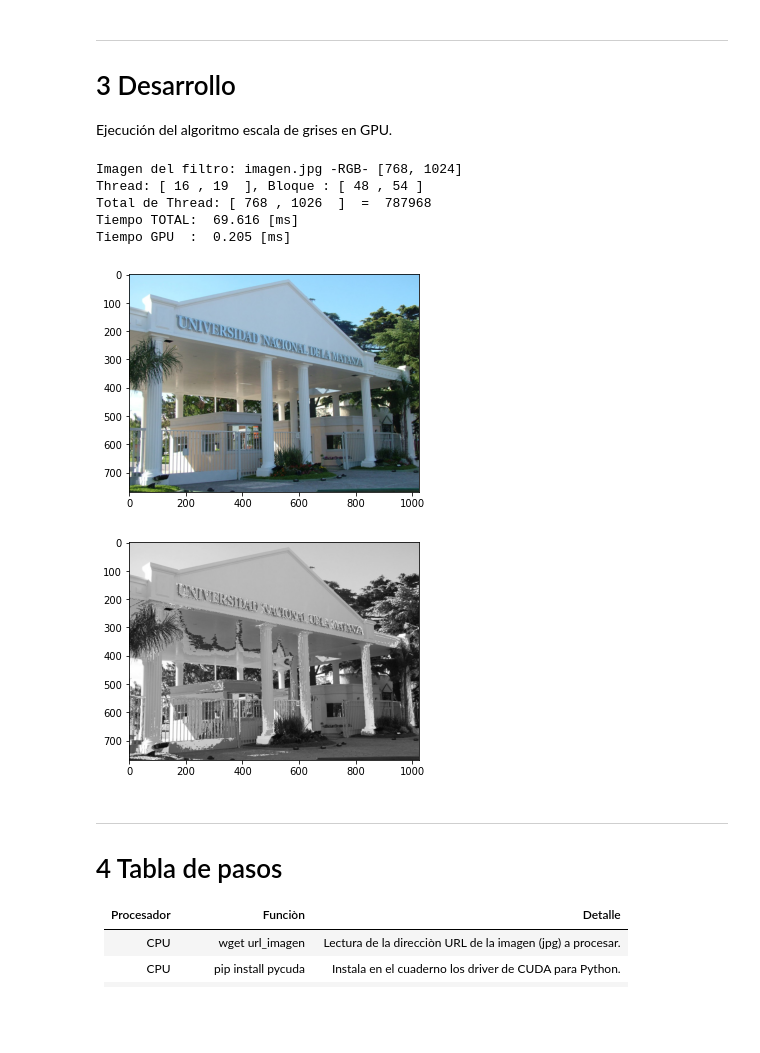
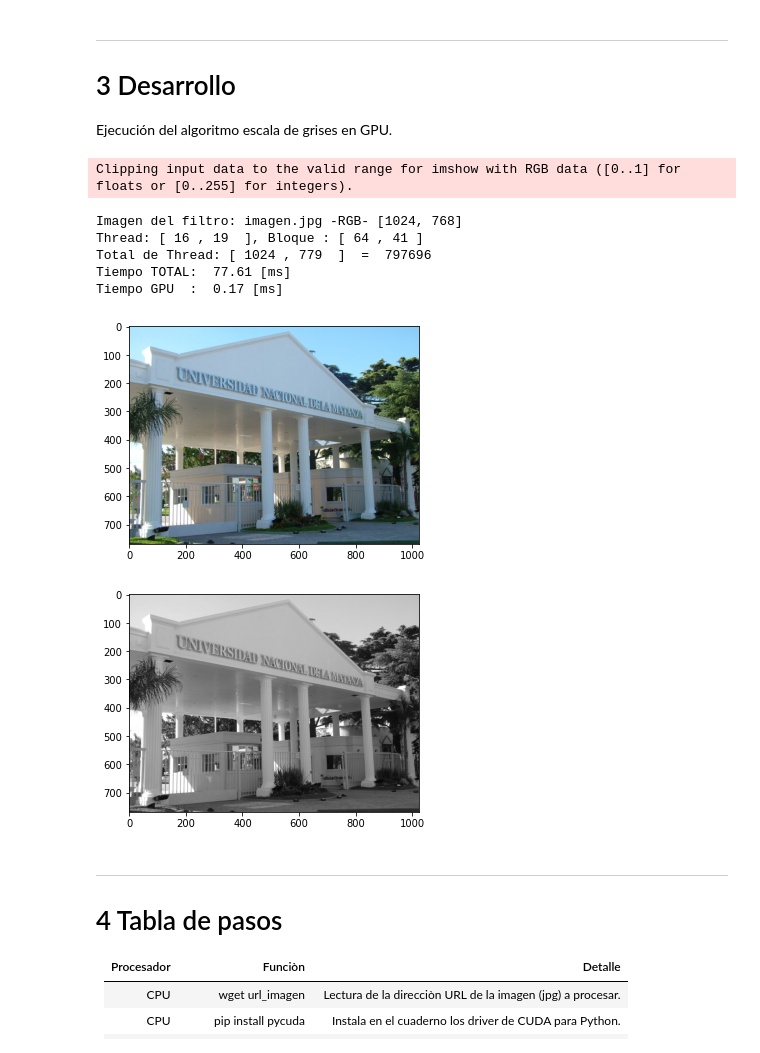
Before and after one commit to wvaliente/SOA_HPC, a Jupyter notebook: Ejercicios/Prueba 2 - Imagen - GPU.ipynb, the cells around one changed output. Saved outputs shown, nothing was run; the diff lists cells and outputs as text; code cells hidden in the pictures; blank space fills up the shorter version.

```diff
--- a/Ejercicios/Prueba 2 - Imagen - GPU.ipynb
+++ b/Ejercicios/Prueba 2 - Imagen - GPU.ipynb
@@ -90,10 +90,11 @@ img_nombre = 'imagen.jpg'
 image = Image.open( img_nombre )
 
 # summarize some details about the image
-img_alto, img_ancho = image.size
+img_ancho, img_alto  = image.size
 
 # Convierto la imagen comprimida en JPEG/PNG a array
 img_O_cpu = numpy.asarray(image)
+img_O_cpu = img_O_cpu.astype( numpy.int32() )
 img_R_cpu = numpy.empty_like( img_O_cpu)
 
 # Reservo los 2 vectores en GPU(3 pixeles usa RGB * (el tamaño del array))
@@ -106,7 +107,7 @@ cuda.memcpy_htod( img_R_gpu, img_R_cpu )
 
 # CPU - Defino la función kernel que ejecutará en GPU.
 module = SourceModule("""
-__global__ void kernel_img( int ancho, int alto, char *img_O, char *img_R )
+__global__ void kernel_img( int ancho, int alto, int *img_O, int *img_R )
 {
   // Calculo las coordenadas del Thread en dos dimensiones.
   int idx = threadIdx.x + blockIdx.x*blockDim.x;
@@ -121,9 +122,9 @@ __global__ void kernel_img( int ancho, int alto, char *img_O, char *img_R )
     fGris +=(float)img_O[((idx+(idy*ancho))*3)+1]*0.599;  // Componente Verde del pixel.
     fGris +=(float)img_O[((idx+(idy*ancho))*3)+2]*0.11;   // Componente Azul del pixel.
     // Escribo el color del pixel.
-    img_R[(idx+(idy*ancho))*3  ] = (char) fGris;
-    img_R[(idx+(idy*ancho))*3+1] = (char) fGris;
-    img_R[(idx+(idy*ancho))*3+2] = (char) fGris;
+    img_R[(idx+(idy*ancho))*3  ] = (int) fGris;
+    img_R[(idx+(idy*ancho))*3+1] = (int) fGris;
+    img_R[(idx+(idy*ancho))*3+2] = (int) fGris;
   }
 }
 """)
@@ -141,39 +142,40 @@ dim_bloque_x = numpy.int( (img_ancho+dim_hilo_x-1) / dim_hilo_x )
 
 dim_hilo_y = 19
 dim_bloque_y = numpy.int( (img_alto+dim_hilo_y-1) / dim_hilo_y )
 
 print( "Thread: [", dim_hilo_x, ",", dim_hilo_y, " ], Bloque : [", dim_bloque_x, ",", dim_bloque_y, "]" )
 print( "Total de Thread: [", dim_hilo_x*dim_bloque_x, ",", dim_hilo_y*dim_bloque_y, " ]", " = ", dim_hilo_x*dim_bloque_x*dim_hilo_y*dim_bloque_y )
 
 tiempo_img = datetime.now()
 
 kernel( numpy.int32(img_ancho), numpy.int32(img_alto), img_O_gpu, img_R_gpu, block=( dim_hilo_x, dim_hilo_y, 1 ), grid=(dim_bloque_x, dim_bloque_y,1) )
 
 tiempo_img = datetime.now() - tiempo_img
 
 # GPU - Copio el resultado desde la memoria GPU.
 cuda.memcpy_dtoh( img_R_cpu, img_R_gpu )
 
 # Muestro la imagen Original el filtro.
 plt.figure()
 imgplot=plt.imshow( img_O_cpu )
 
 # Muestro la imagen luego de aplicarle el filtro.
 plt.figure()
 imgplot=plt.imshow( img_R_cpu )
 
 tiempo_total = datetime.now() - tiempo_total
 
 print("Tiempo TOTAL: ", tiempo_en_ms( tiempo_total ), "[ms]" )
 print("Tiempo GPU  : ", tiempo_en_ms( tiempo_img ), "[ms]" )
 # %% [output]
-Imagen del filtro: imagen.jpg -RGB- [768, 1024]
-Thread: [ 16 , 19  ], Bloque : [ 48 , 54 ]
-Total de Thread: [ 768 , 1026  ]  =  787968
-Tiempo TOTAL:  69.616 [ms]
-Tiempo GPU  :  0.205 [ms]
+Clipping input data to the valid range for imshow with RGB data ([0..1] for floats or [0..255] for integers).
+Imagen del filtro: imagen.jpg -RGB- [1024, 768]
+Thread: [ 16 , 19  ], Bloque : [ 64 , 41 ]
+Total de Thread: [ 1024 , 779  ]  =  797696
+Tiempo TOTAL:  77.61 [ms]
+Tiempo GPU  :  0.17 [ms]
 [figure]
-[figure, old version]
+[figure, new version]
 # %% [markdown]
 ---
 # 4 Tabla de pasos
```
Also changed, not shown: parts of 2 cells of this notebook, 1 other file.
